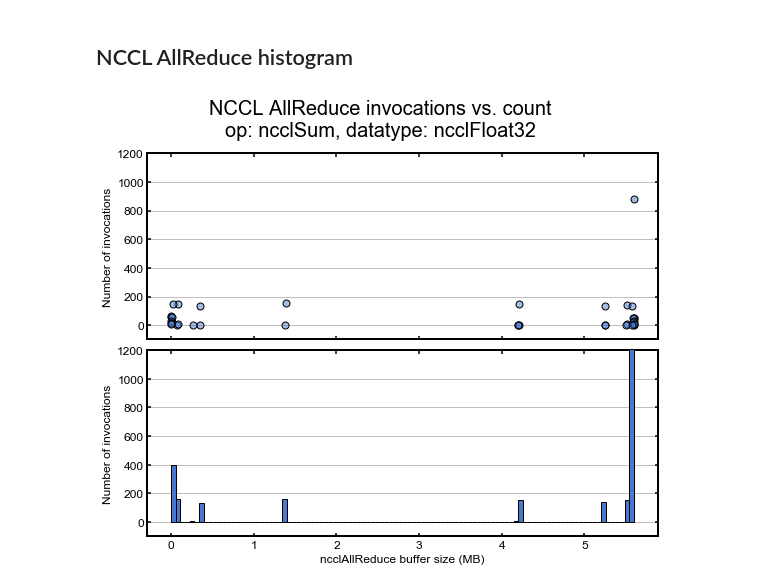
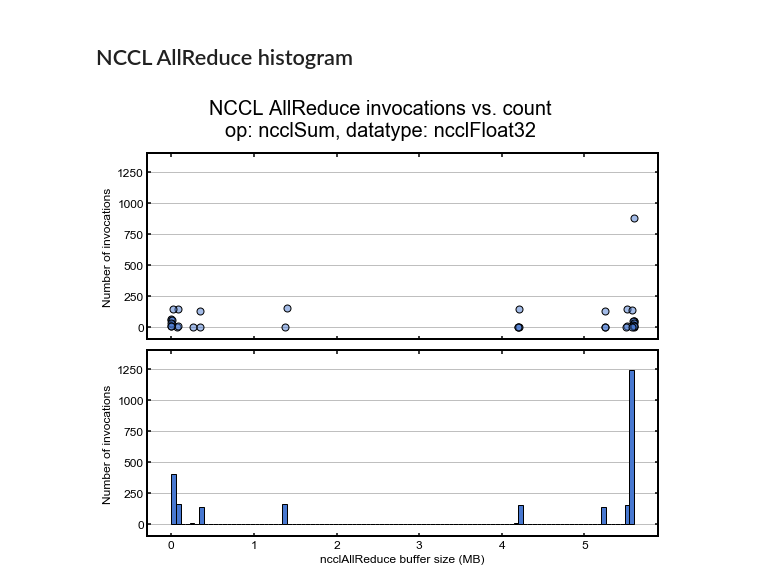
Before and after one commit to mrowan137/ml-performance-benchmark, a Jupyter notebook: cosmoflow/summit/analysis/plot_nccl_debug.ipynb, the cells around one changed output. Saved outputs shown, nothing was run; the diff lists cells and outputs as text; code cells hidden in the pictures.

Commit message:
num instances plots

```diff
--- a/cosmoflow/summit/analysis/plot_nccl_debug.ipynb
+++ b/cosmoflow/summit/analysis/plot_nccl_debug.ipynb
@@ -89,33 +89,33 @@ fig, axs = plt.subplots(nrows=2, ncols=1, sharex=True, figsize=(8, 6.))
 plt.suptitle('NCCL AllReduce invocations vs. count\n'
              +'op: {}, datatype: {}'.format(op, datatype), y=1.1, fontsize=20)
 
 # 4 Bytes * count
 nbytes = np.array(4*d._hash[8][0][op][datatype])
 nbytes_to_count = Counter(nbytes)
 
 # MegaBytes
 x = np.array(list(nbytes_to_count.keys()))
 y = np.array([nbytes_to_count[nb] for nb in x])
 
 # Plot MegaBytes vs. Count
 plt.sca(axs.flatten()[0])
 plt.scatter(x/10.**6, y, color=colors[0], marker='o',
             facecolor=mpl.colors.ColorConverter().to_rgba(colors[0], alpha=0.5),
             edgecolor=mpl.colors.ColorConverter().to_rgba('k', alpha=1.0), zorder=5)
-plt.ylim(-100, 1200)
+plt.ylim(-100, 1400)
 plt.gca().yaxis.grid(True)
 plt.ylabel('Number of invocations')
 
 
 # Plot MegaBytes vs. Count
 plt.sca(axs.flatten()[1])
 plt.hist(nbytes/10.**6, bins=100, color=colors[0], edgecolor='k', zorder=5)
-plt.ylim(-100, 1200)
+plt.ylim(-100, 1400)
 plt.gca().yaxis.grid(True)
 plt.xlabel('ncclAllReduce buffer size (MB)')
 plt.ylabel('Number of invocations')
 plt.tight_layout()
 
 plt.savefig('figs/NCCL_count.png', dpi=150, bbox_inches='tight')
 # %% [output]
-[figure, old version]
+[figure, new version]
```
Also changed, not shown: 20 other files.
